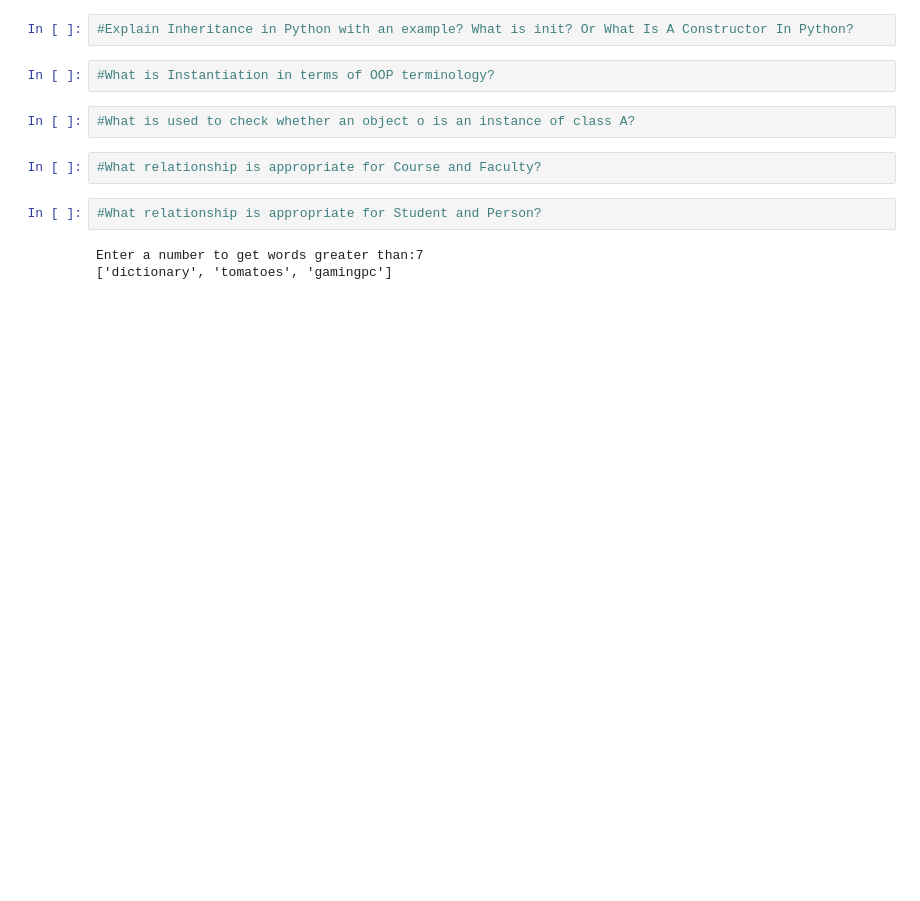
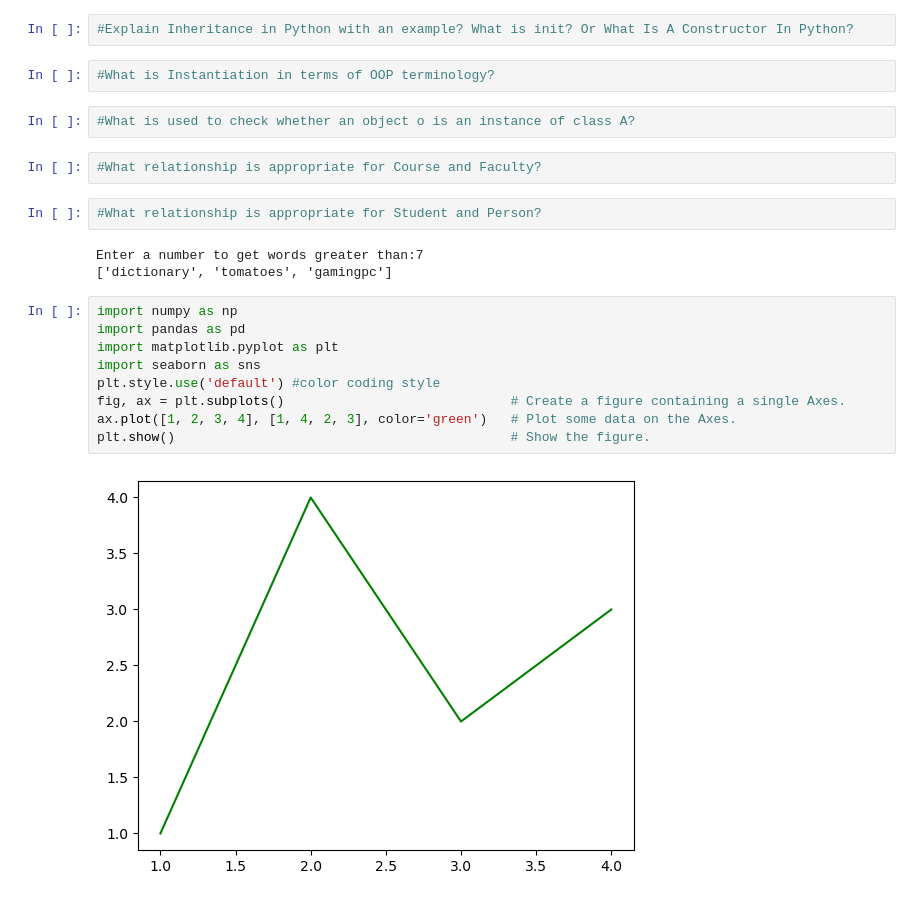
Before and after one commit to jillp111/Assignment, a Jupyter notebook: ASSIGNMENT 1.ipynb, the cells around one changed output. Cells and saved outputs as stored; diff of their text form; blank space fills up the shorter version.

```diff
--- a/ASSIGNMENT 1.ipynb
+++ b/ASSIGNMENT 1.ipynb
@@ -907,3 +907,14 @@ Enter a number: 50
 # %% [output]
 Enter a number to get words greater than:7
 ['dictionary', 'tomatoes', 'gamingpc']
+# %%
+import numpy as np
+import pandas as pd
+import matplotlib.pyplot as plt
+import seaborn as sns
+plt.style.use('default') #color coding style
+fig, ax = plt.subplots()                             # Create a figure containing a single Axes.
+ax.plot([1, 2, 3, 4], [1, 4, 2, 3], color='green')   # Plot some data on the Axes.
+plt.show()                                           # Show the figure.
+# %% [output]
+[figure, added]
```
Also changed, not shown: parts of 3 cells of this notebook.
